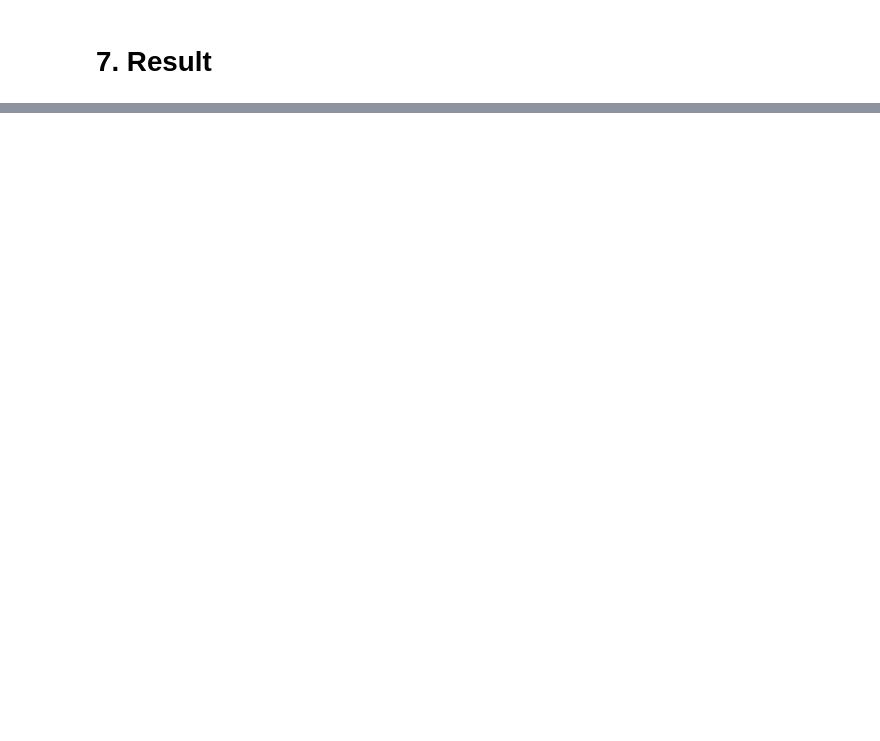
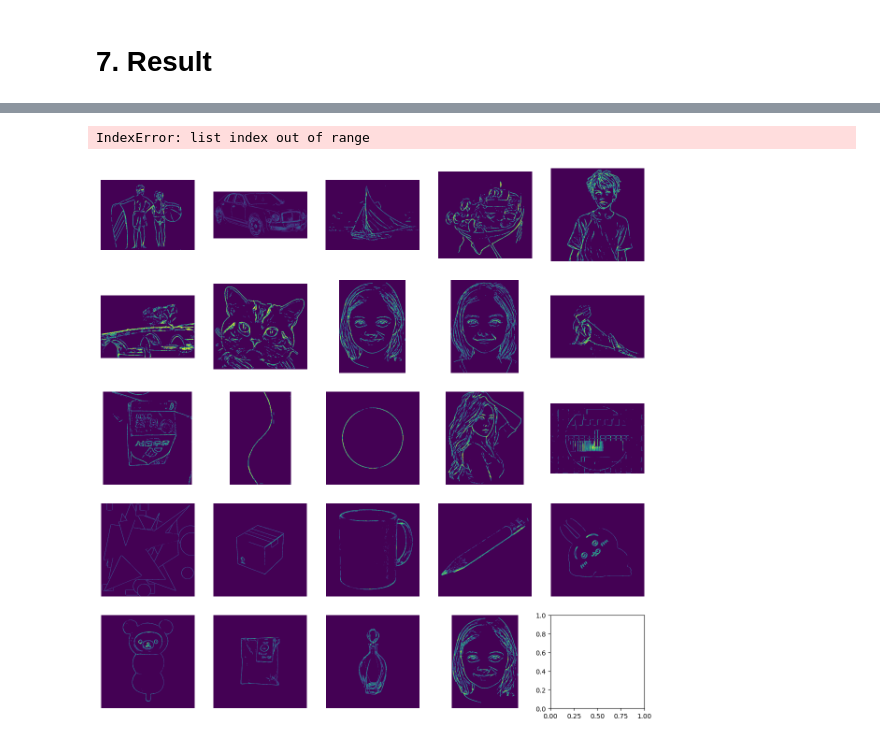
Before and after one commit to comeeasy/VTFSketch, a Jupyter notebook: train3.ipynb, the cells around one changed output, grey strips where cells are left out. Cells and saved outputs as stored; diff of their text form; code cells hidden in the pictures; blank space fills up the shorter version.

```diff
--- a/train3.ipynb
+++ b/train3.ipynb
@@ -125,7 +172,7 @@ torch.save(model.state_dict(), "train3_model.pth")
 ### Load model
 # %%
 model = FCNet()
-model.load_state_dict(torch.load("weights/train3_model.pth"))
+model.load_state_dict(torch.load("train3_model.pth"))
 model = model.to(device)
 model.eval()
 # %%
@@ -234,0 +278,13 @@ plt.axis("off")
+# %%
+from src.models import FCNet
+
+device = "cuda:0"
+
+model = FCNet()
+# model.load_state_dict(torch.load("/home/work/joono/VTFSketch/train3_model.pth"))
+# model.load_state_dict(torch.load("/home/work/joono/VTFSketch/train3_model_full_train_enhance_iter_1.pth"))
+# model.load_state_dict(torch.load("/home/work/joono/VTFSketch/train3_model_full_train_enhance_iter_2.pth"))
+# model.load_state_dict(torch.load("/home/work/joono/VTFSketch/train3_model_full_train_enhance_iter_3.pth"))
+model.load_state_dict(torch.load("/home/work/joono/VTFSketch/weights/20241016/train3_model_full_train_enhance_iter_15.pth"))
+model = model.to(device)
+model.eval()
@@ -234,0 +303,29 @@ plt.axis("off")
+# %%
+wild_test_dloader = DataLoader(wind_dset, batch_size=1, num_workers=8)
+
+results_50 = []
+results_70 = []
+results_90 = []
+
+for batch in wild_test_dloader:
+    vtf = batch["vtf"]
+    vtf = vtf.to(device)
+
+    pred = model(vtf)
+
+    result = (1 - pred).squeeze().detach().cpu().numpy()
+    results_50.append(result > 0.5)
+    results_70.append(result > 0.7)
+    results_90.append(result > 0.9)
+# %%
+# 서브플롯 생성 및 이미지 표시 (위와 동일)
+fig, axes = plt.subplots(nrows=5, ncols=5, figsize=(15, 15))
+for idx, ax in enumerate(axes.flat):
+    ax.imshow(results_50[idx])
+    ax.axis('off')
+
+plt.tight_layout()
+plt.show()
+# %% [output]
+IndexError: list index out of range
+[figure, added]
```
Also changed, not shown: parts of 29 cells of this notebook.
